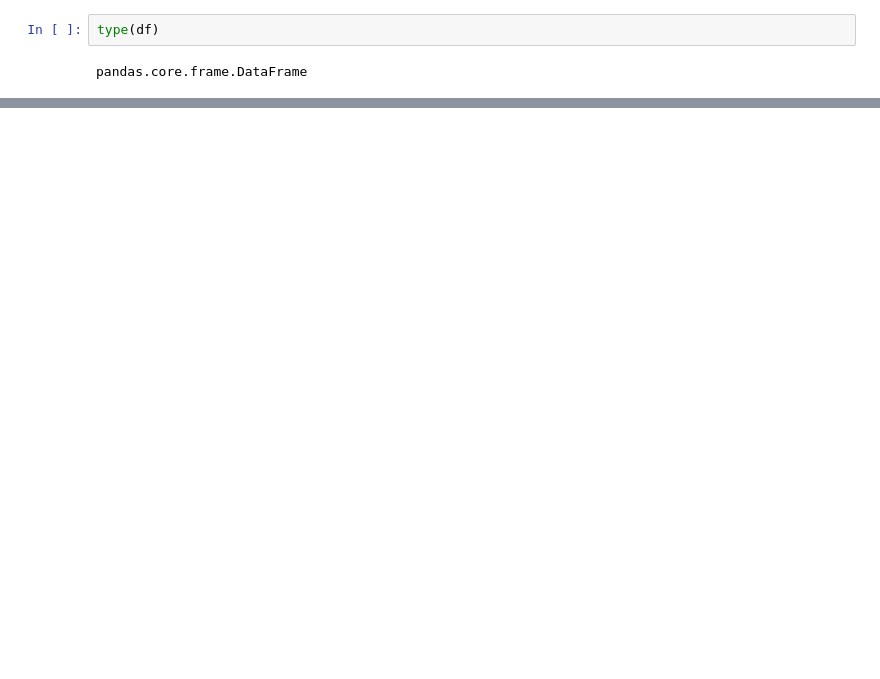
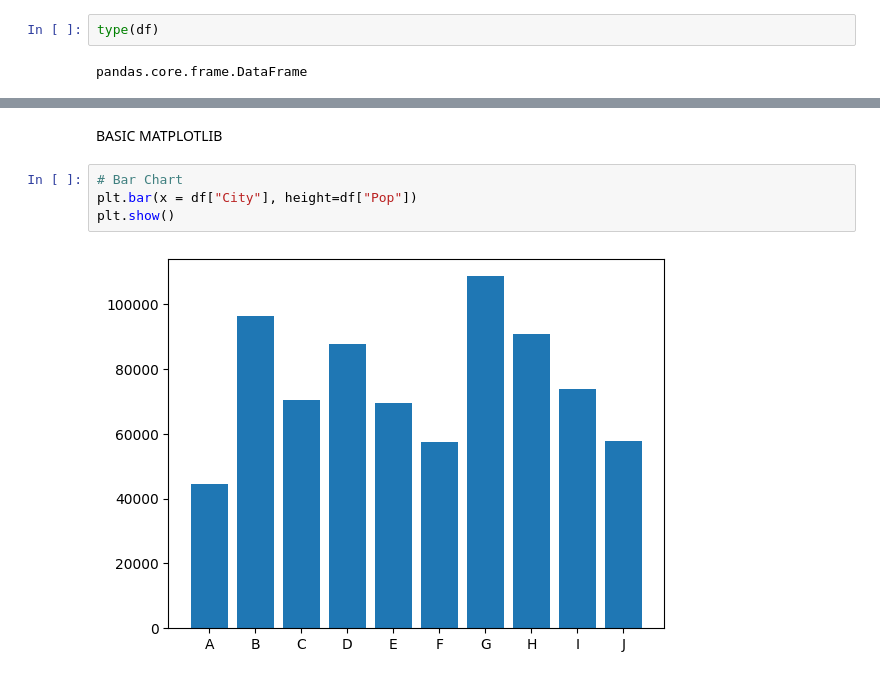
Before and after one commit to chirambo-george/pandas-geopands-matplotlib, a Jupyter notebook: matplot-.ipynb, the cells around one changed output, grey strips where cells are left out. Saved outputs shown, nothing was run; the diff lists cells and outputs as text; blank space fills up the shorter version.

```diff
--- a/matplot-.ipynb
+++ b/matplot-.ipynb
@@ -90,0 +100,8 @@ pandas.core.frame.DataFrame
+# %% [markdown]
+BASIC MATPLOTLIB
+# %%
+# Bar Chart
+plt.bar(x = df["City"], height=df["Pop"])
+plt.show()
+# %% [output]
+[figure, added]
```
Also changed, not shown: parts of 7 cells of this notebook, 2 other files.
